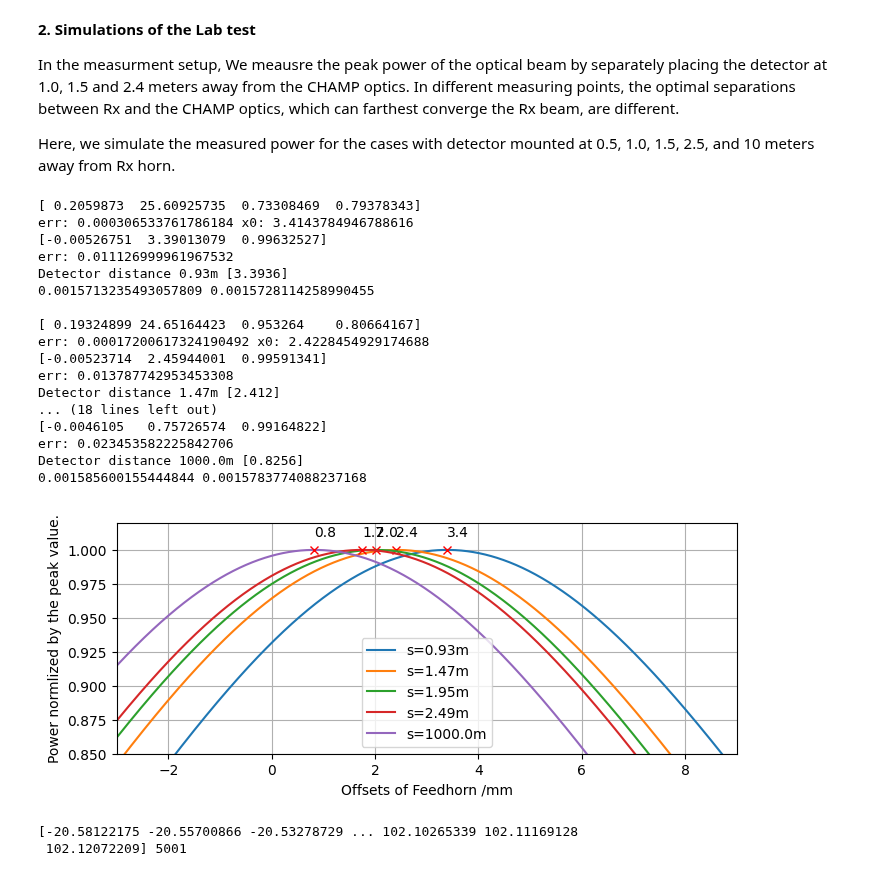
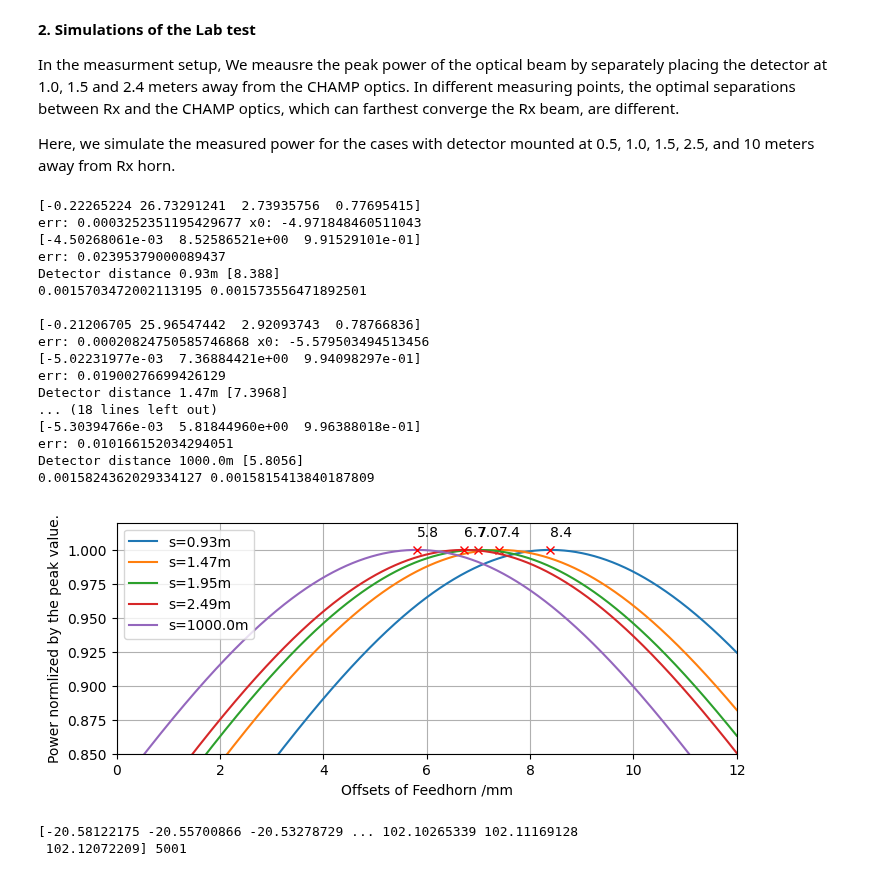
Before and after one commit to XiaodongRencologne/GaussianOptics, a Jupyter notebook: CHAMP_Test.ipynb, the cells around one changed output. Saved outputs shown, nothing was run; the diff lists cells and outputs as text; code cells hidden in the pictures.

```diff
--- a/CHAMP_Test.ipynb
+++ b/CHAMP_Test.ipynb
@@ -97,7 +99,7 @@ def p_w(win,din,dz,s):
     """
     for dzz in dz:
         # mirror 2 parameters, input distance is din2+dz, the the output beamwaist and dout are computed.
-        p2=ThinLens(win, din+dzz, f2, Lambda1)
+        p2=ThinLens(win, 18+3.107+dzz, f2, Lambda1)
         # calculate the output beam of mirror1.
         p1=ThinLens(p2['wout'], Ls-p2['dout'], f1, Lambda1)
         # compute the beam width in the detector point based on Gaussian beam propagation.
@@ -124,7 +126,7 @@ def fn_para2(x,a,l,phi,c):
 D_source=[930,1470,1950,2490,1000000]
 #D_source=[1600]
 N_points=5001
-z=np.linspace(-3,9,N_points)
+z=np.linspace(0,12,N_points)
 DeltaZ=(z.max()-z.min())/(N_points-1)
 fig=plt.figure(figsize=(8,3))
 '''Beam power in detector'''
@@ -135,49 +137,49 @@ for item in D_source:
 
     popt, pcov = curve_fit(fn_para2, z, Ps,np.array([1,20,np.pi/2,0.8]))
     print(popt)
     print('err:',np.abs(fn_para2(z,*popt)-Ps).mean(),'x0:',(np.pi/2-(popt[2]%np.pi))*popt[1]/2/np.pi)
     #plt.plot(z,fn_para2(z,*popt),'k--',label='Sine')
 
     popt, pcov = curve_fit(fn_para, z, Ps)
     print(popt)
     print('err:',np.abs(fn_para(z,*popt)-Ps).max())
     #plt.plot(z,fn_para(z,*popt),'b--',label='Parabolic')
 
     NN=np.where(Ps==1.0)
     dN=int(0.5/DeltaZ)
     print('Detector distance '+str(item/1000)+'m',z[NN])
     print(1-Ps[NN[0][0]-dN],1-Ps[NN[0][0]+dN],'\n')
     peaks, _ = find_peaks(Ps, height=0)
     plt.text(z[peaks]*1,Ps[peaks]*1.01, "{:.1f}".format(z[peaks][0]),fontsize=10)
     plt.plot(z[peaks], Ps[peaks], "rx")
     #plt.plot(z[NN],1.0,'r*')
 #plt.ylim([0.8,1.05])
 plt.ylim([0.85,1.02])
 plt.xlim([z.min(),z.max()])
 plt.legend()
 plt.xlabel('Offsets of Feedhorn /mm')
 plt.ylabel('Power normlized by the peak value.')
 plt.grid('both')
 plt.show()
 # %% [output]
-[ 0.2059873  25.60925735  0.73308469  0.79378343]
-err: 0.000306533761786184 x0: 3.4143784946788616
-[-0.00526751  3.39013079  0.99632527]
-err: 0.011126999961967532
-Detector distance 0.93m [3.3936]
-0.0015713235493057809 0.0015728114258990455
+[-0.22265224 26.73291241  2.73935756  0.77695415]
+err: 0.0003252351195429677 x0: -4.971848460511043
+[-4.50268061e-03  8.52586521e+00  9.91529101e-01]
+err: 0.02395379000089437
+Detector distance 0.93m [8.388]
+0.0015703472002113195 0.001573556471892501
 
-[ 0.19324899 24.65164423  0.953264    0.80664167]
-err: 0.00017200617324190492 x0: 2.4228454929174688
-[-0.00523714  2.45944001  0.99591341]
-err: 0.013787742953453308
-Detector distance 1.47m [2.412]
+[-0.21206705 25.96547442  2.92093743  0.78766836]
+err: 0.00020824750585746868 x0: -5.579503494513456
+[-5.02231977e-03  7.36884421e+00  9.94098297e-01]
+err: 0.01900276699426129
+Detector distance 1.47m [7.3968]
 ... (18 lines left out)
-[-0.0046105   0.75726574  0.99164822]
-err: 0.023453582225842706
-Detector distance 1000.0m [0.8256]
-0.001585600155444844 0.0015783774088237168
+[-5.30394766e-03  5.81844960e+00  9.96388018e-01]
+err: 0.010166152034294051
+Detector distance 1000.0m [5.8056]
+0.0015824362029334127 0.0015815413840187809
-[figure, old version]
+[figure, new version]
 # %%
 fig=plt.figure(figsize=(8,3))
 '''Beam power in detector'''
```
Also changed, not shown: parts of 3 cells of this notebook.
